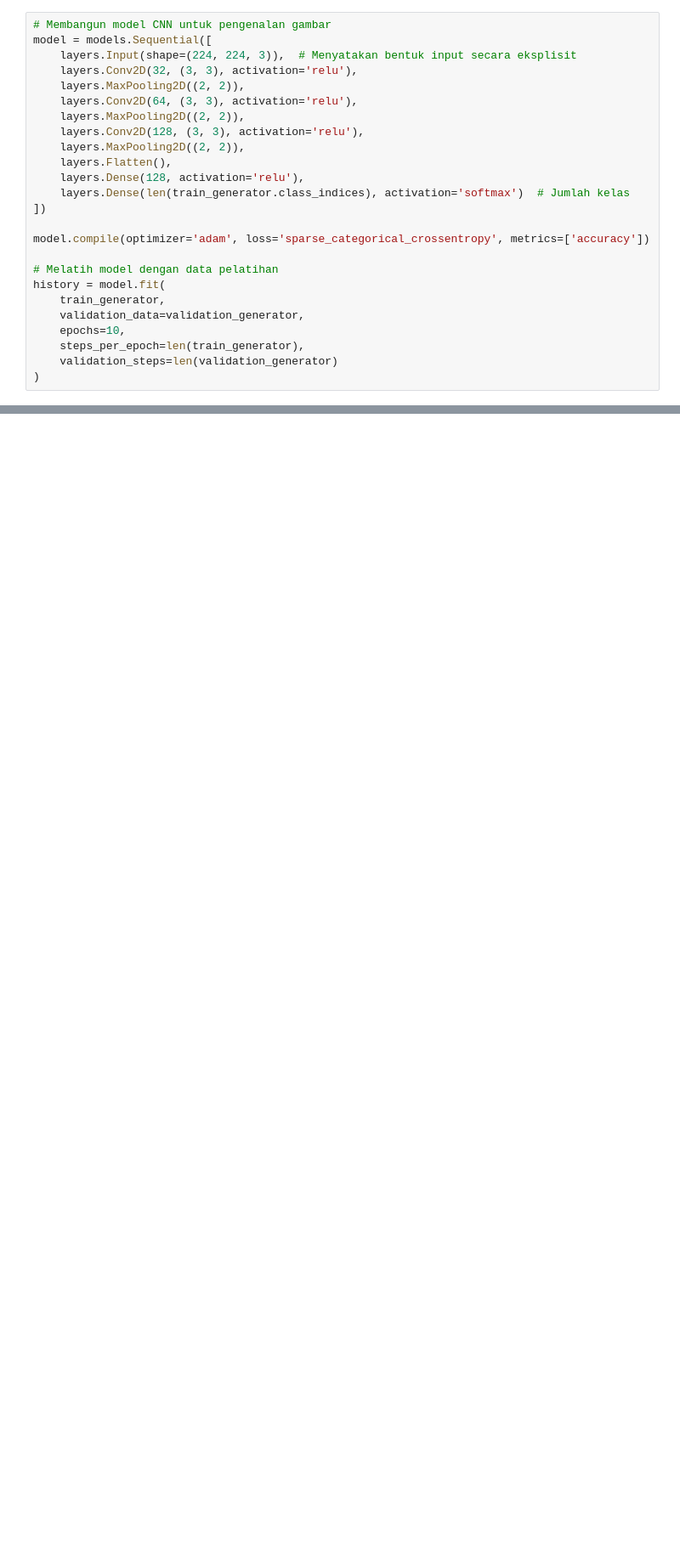
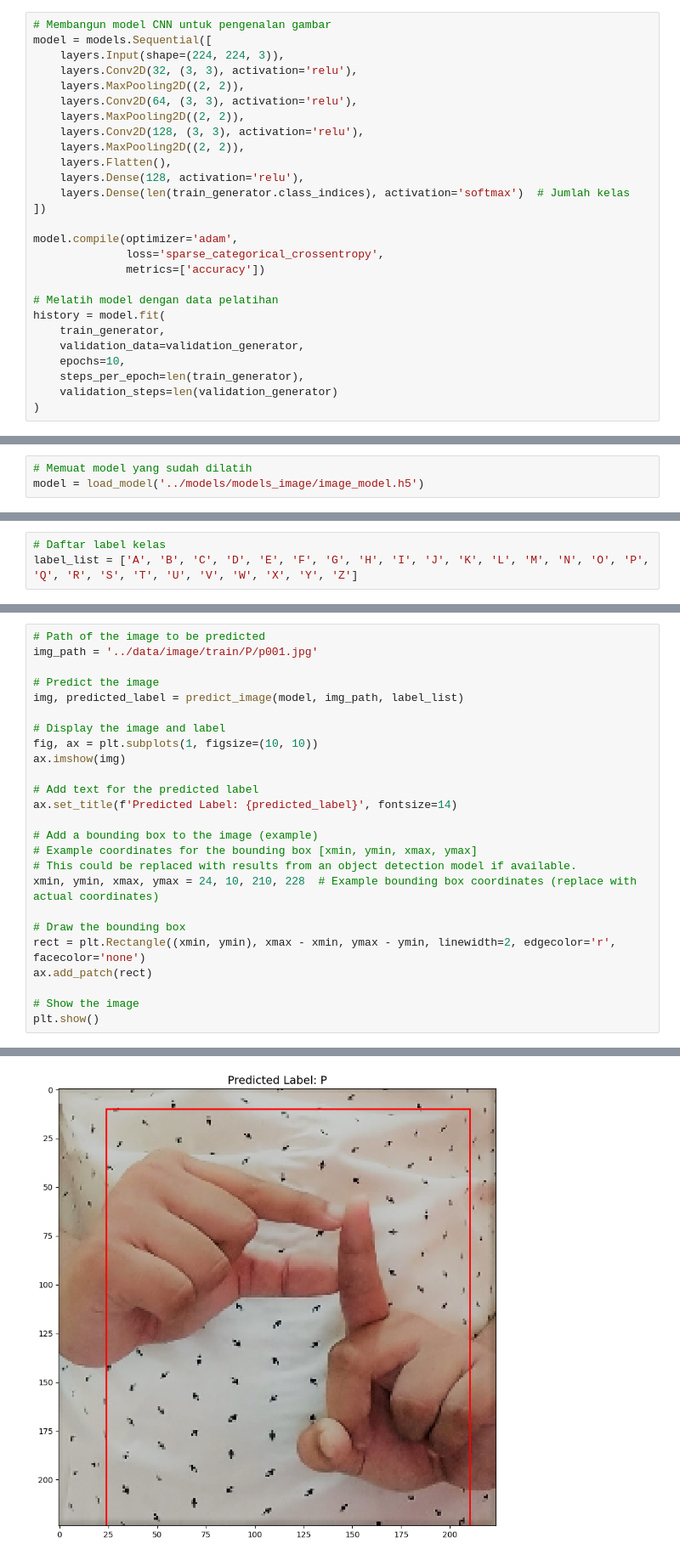
Before and after one commit to mzkki/hastra-vani, a Jupyter notebook: ML/notebook/hastravani_training_image.ipynb, the cells around one changed output, grey strips where cells are left out. Shown at 85% size. Saved outputs shown, nothing was run; the diff lists cells and outputs as text; blank space fills up the shorter version.

Commit message:
Update Data

```diff
--- a/ML/notebook/hastravani_training_image.ipynb
+++ b/ML/notebook/hastravani_training_image.ipynb
@@ -127,7 +58,7 @@ Train generator and validation generator prepared.
 # %%
 # Membangun model CNN untuk pengenalan gambar
 model = models.Sequential([
-    layers.Input(shape=(224, 224, 3)),  # Menyatakan bentuk input secara eksplisit
+    layers.Input(shape=(224, 224, 3)),
     layers.Conv2D(32, (3, 3), activation='relu'),
     layers.MaxPooling2D((2, 2)),
     layers.Conv2D(64, (3, 3), activation='relu'),
@@ -139,7 +70,9 @@ model = models.Sequential([
     layers.Dense(len(train_generator.class_indices), activation='softmax')  # Jumlah kelas
 ])
 
-model.compile(optimizer='adam', loss='sparse_categorical_crossentropy', metrics=['accuracy'])
+model.compile(optimizer='adam',
+              loss='sparse_categorical_crossentropy',
+              metrics=['accuracy'])
 
 # Melatih model dengan data pelatihan
 history = model.fit(
@@ -213,0 +172,3 @@ ValueError: Invalid dtype: object
+# %%
+# Memuat model yang sudah dilatih
+model = load_model('../models/models_image/image_model.h5')
@@ -213,0 +177,3 @@ ValueError: Invalid dtype: object
+# %%
+# Daftar label kelas
+label_list = ['A', 'B', 'C', 'D', 'E', 'F', 'G', 'H', 'I', 'J', 'K', 'L', 'M', 'N', 'O', 'P', 'Q', 'R', 'S', 'T', 'U', 'V', 'W', 'X', 'Y', 'Z']
@@ -213,0 +204,26 @@ ValueError: Invalid dtype: object
+# %%
+# Path of the image to be predicted
+img_path = '../data/image/train/P/p001.jpg'
+
+# Predict the image
+img, predicted_label = predict_image(model, img_path, label_list)
+
+# Display the image and label
+fig, ax = plt.subplots(1, figsize=(10, 10))
+ax.imshow(img)
+
+# Add text for the predicted label
+ax.set_title(f'Predicted Label: {predicted_label}', fontsize=14)
+
+# Add a bounding box to the image (example)
+# Example coordinates for the bounding box [xmin, ymin, xmax, ymax]
+# This could be replaced with results from an object detection model if available.
+xmin, ymin, xmax, ymax = 24, 10, 210, 228  # Example bounding box coordinates (replace with actual coordinates)
+
+# Draw the bounding box
+rect = plt.Rectangle((xmin, ymin), xmax - xmin, ymax - ymin, linewidth=2, edgecolor='r', facecolor='none')
+ax.add_patch(rect)
+
+# Show the image
+plt.show()
+# %% [output]
@@ -213,0 +231 @@ ValueError: Invalid dtype: object
+[figure, added]
```
Also changed, not shown: parts of 30 cells of this notebook, 17 other files.
